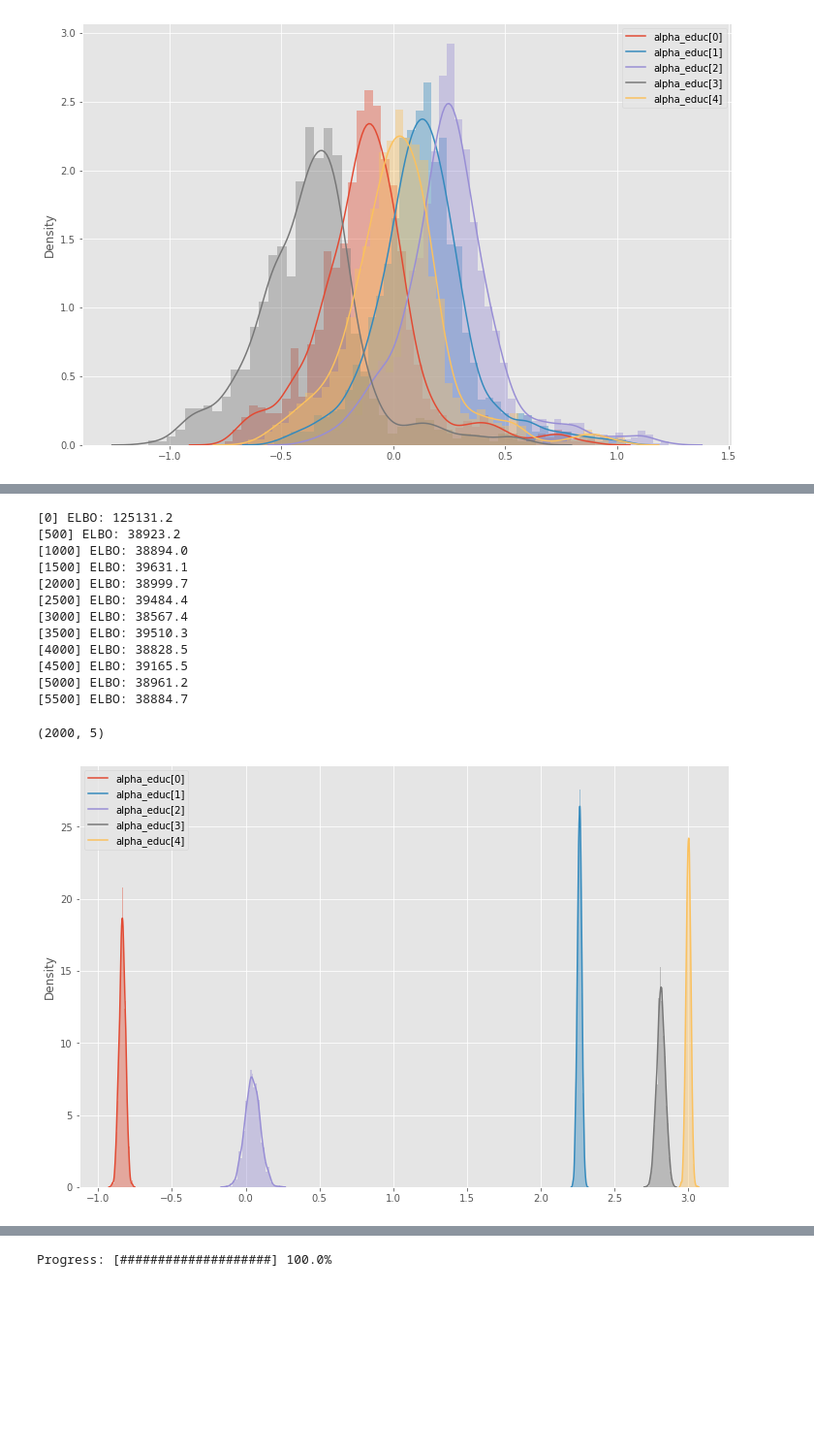
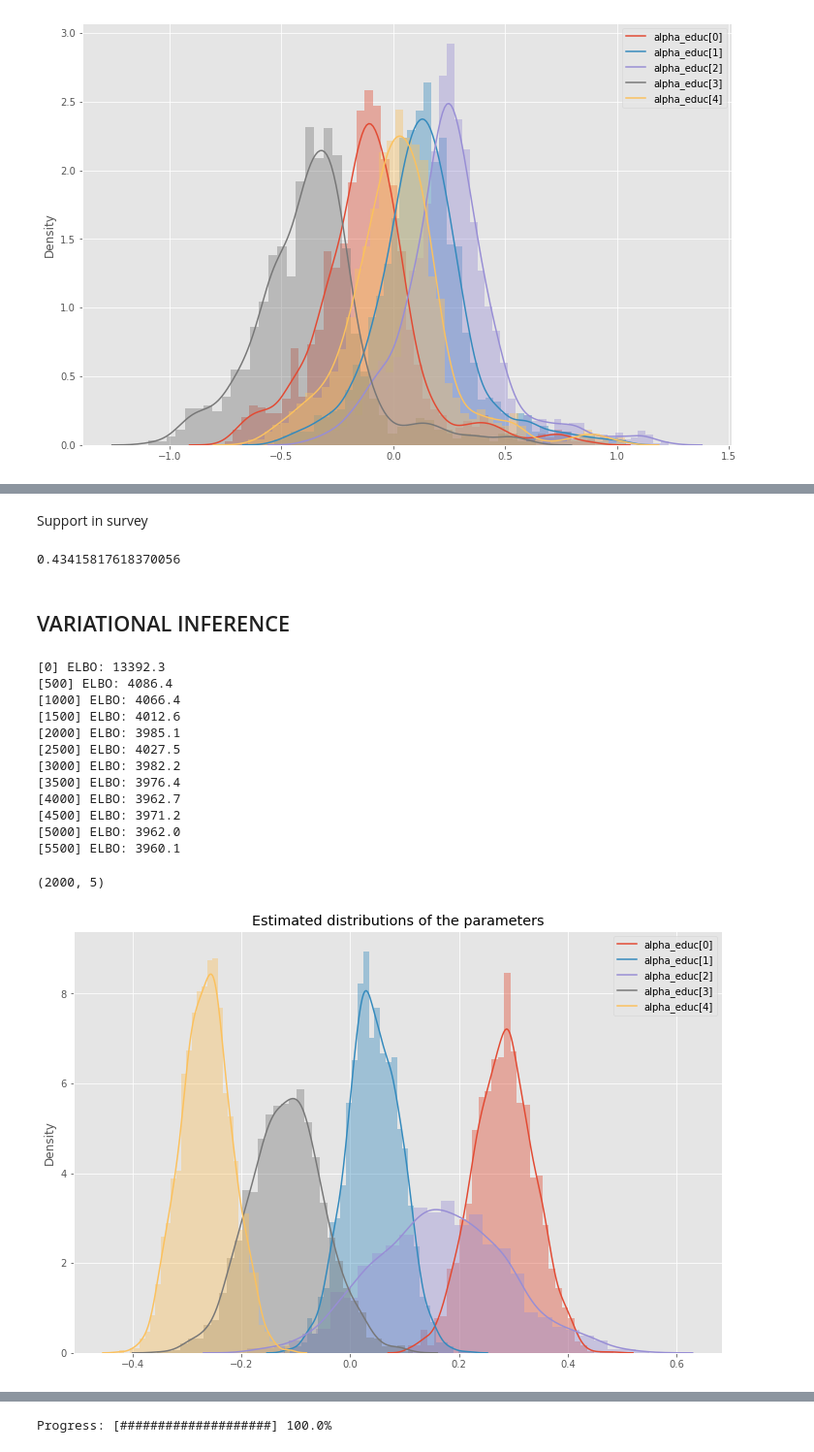
Before and after one commit to JakubReha/misterP, a Jupyter notebook: model.ipynb, the cells around one changed output, grey strips where cells are left out. Shown: that part at 97% size. Cells and saved outputs as stored; diff of their text form; code cells hidden in the pictures; blank space fills up the shorter version.

```diff
--- a/model.ipynb
+++ b/model.ipynb
@@ -273,7 +236,5 @@ plt.show()
 # %%
-n_cat = 1
-for c in range(n_cat):
-    sns.distplot(params_samples["beta_male"][:,c])
-plt.legend(["beta_male[%d]" % c for c in range(n_cat)])
+sns.distplot(params_samples["beta_male"])
+plt.legend(["beta_male"])
 plt.show()
 # %% [output]
@@ -497,28 +467,37 @@ sum(y_ancest)/len(y_ancest)
+# %% [markdown]
+Support in survey
+# %%
+float(y.mean())
+# %% [output]
+0.43415817618370056
+# %% [markdown]
+## VARIATIONAL INFERENCE
 # %%
-guide_ancest = train_SVI(torch.tensor(X_ancest).float(),torch.tensor(y_ancest).float(),states_x,model_ancest)
+guide_ancest = train_SVI(torch.tensor(X_ancest).float(),torch.tensor(y_ancest).float(),states_x,model_ancest_VI)
 # %% [output]
-[0] ELBO: 125131.2
-[500] ELBO: 38923.2
-[1000] ELBO: 38894.0
-[1500] ELBO: 39631.1
-[2000] ELBO: 38999.7
-[2500] ELBO: 39484.4
-[3000] ELBO: 38567.4
-[3500] ELBO: 39510.3
-[4000] ELBO: 38828.5
-[4500] ELBO: 39165.5
-[5000] ELBO: 38961.2
-[5500] ELBO: 38884.7
+[0] ELBO: 13392.3
+[500] ELBO: 4086.4
+[1000] ELBO: 4066.4
+[1500] ELBO: 4012.6
+[2000] ELBO: 3985.1
+[2500] ELBO: 4027.5
+[3000] ELBO: 3982.2
+[3500] ELBO: 3976.4
+[4000] ELBO: 3962.7
+[4500] ELBO: 3971.2
+[5000] ELBO: 3962.0
+[5500] ELBO: 3960.1
 # %%
-samples_ancest, params_samples_ancest = sample_params(guide_ancest,torch.tensor(X_ancest).float(),states_x, torch.tensor(y_ancest).float(), model_ancest)
+samples_ancest, params_samples_ancest = sample_params(guide_ancest,torch.tensor(X_ancest).float(),states_x, torch.tensor(y_ancest).float(), model_ancest_VI)
 # %%
 n_cat = 5
 print(params_samples_ancest["alpha_educ"].shape)
 for c in range(n_cat):
     sns.distplot(params_samples_ancest["alpha_educ"][:,c])
 plt.legend(["alpha_educ[%d]" % c for c in range(n_cat)])
+plt.title("Estimated distributions of the parameters")
 plt.show()
 # %% [output]
 (2000, 5)
-[figure, old version]
+[figure, new version]
 # %%
```
Also changed, not shown: parts of 101 cells of this notebook, 2 other files.
